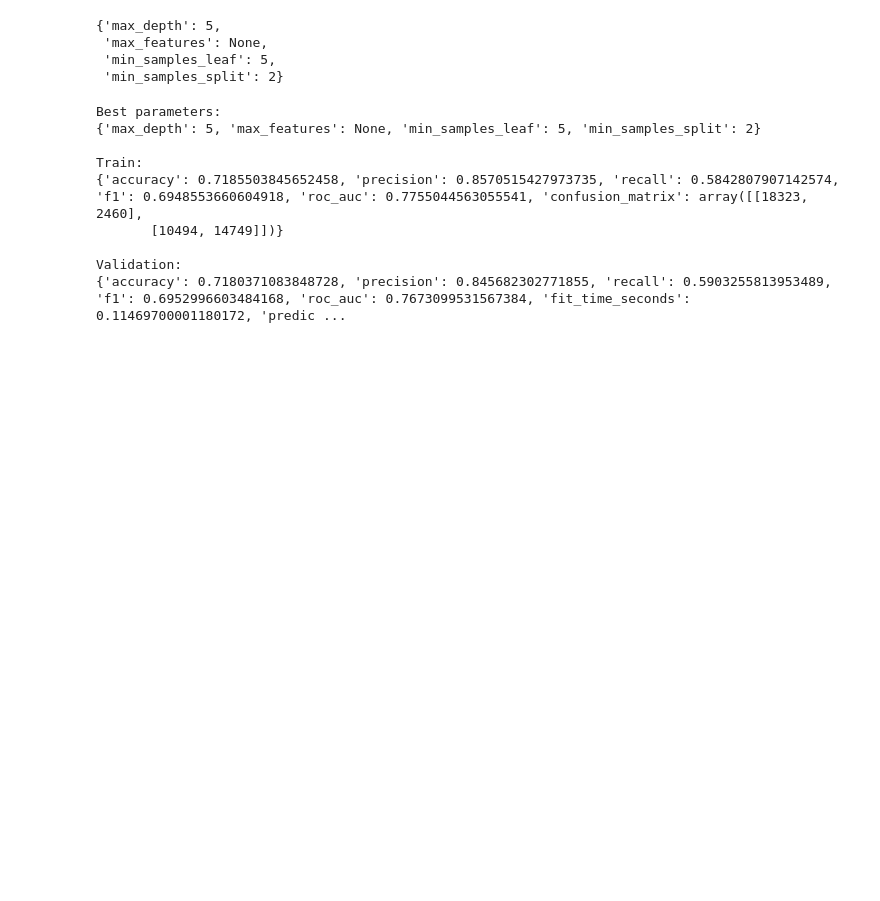
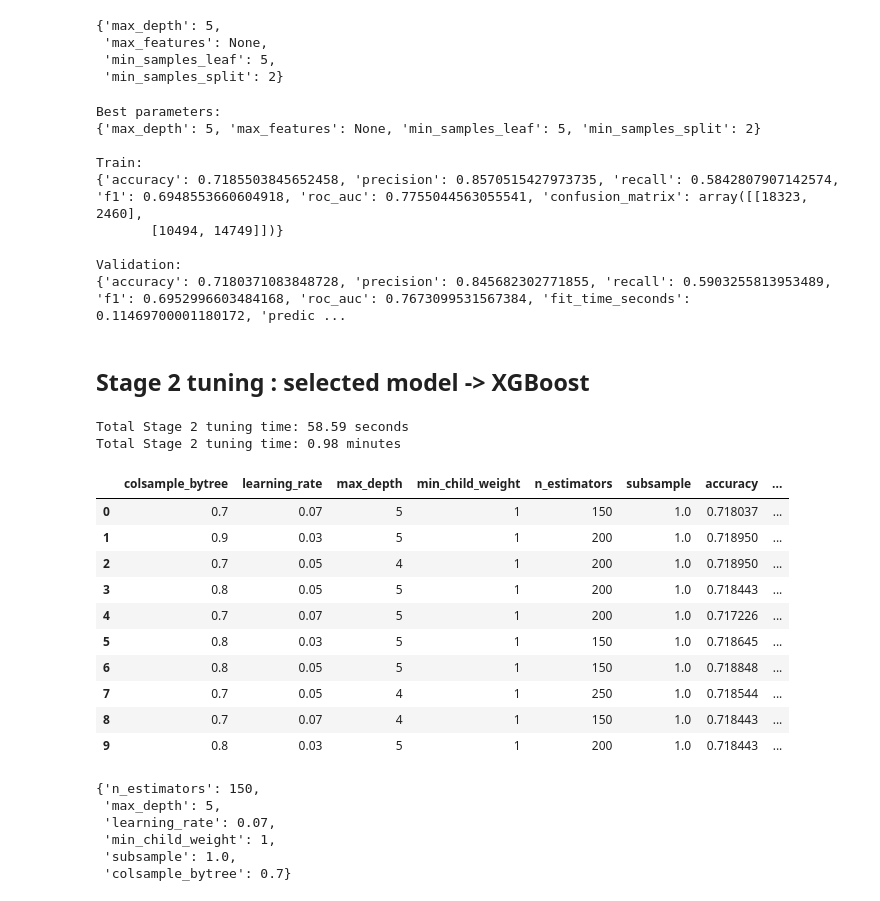
Before and after one commit to elhamrouzban/LogiGuard, a Jupyter notebook: notebooks/06_model_development_and_evaluation.ipynb, the cells around one changed output. Saved outputs shown, nothing was run; the diff lists cells and outputs as text; code cells hidden in the pictures; blank space fills up the shorter version.

Commit message:
feat: did the 2-stage tuning for GXBoost

```diff
--- a/notebooks/06_model_development_and_evaluation.ipynb
+++ b/notebooks/06_model_development_and_evaluation.ipynb
@@ -608,3 +608,5 @@ Train:
 
 Validation:
 {'accuracy': 0.7180371083848728, 'precision': 0.845682302771855, 'recall': 0.5903255813953489, 'f1': 0.6952996603484168, 'roc_auc': 0.7673099531567384, 'fit_time_seconds': 0.11469700001180172, 'predic ...
+# %% [markdown]
+## Stage 2 tuning : selected model -> XGBoost
@@ -610,0 +653,64 @@ Validation:
+# %%
+xgb_stage2_results_df = (
+    pd.DataFrame(xgb_stage2_tuning_results)
+    .sort_values("roc_auc", ascending=False)
+    .reset_index(drop=True)
+)
+
+print(
+    f"Total Stage 2 tuning time: "
+    f"{total_xgb_stage2_tuning_time:.2f} seconds"
+)
+
+print(
+    f"Total Stage 2 tuning time: "
+    f"{total_xgb_stage2_tuning_time / 60:.2f} minutes"
+)
+
+xgb_stage2_results_df.head(10)
+# %% [output]
+Total Stage 2 tuning time: 58.59 seconds
+Total Stage 2 tuning time: 0.98 minutes
+|  | colsample_bytree | learning_rate | max_depth | min_child_weight | n_estimators | subsample | accuracy | ... |
+| 0 | 0.7 | 0.07 | 5 | 1 | 150 | 1.0 | 0.718037 | ... |
+| 1 | 0.9 | 0.03 | 5 | 1 | 200 | 1.0 | 0.718950 | ... |
+| 2 | 0.7 | 0.05 | 4 | 1 | 200 | 1.0 | 0.718950 | ... |
+| 3 | 0.8 | 0.05 | 5 | 1 | 200 | 1.0 | 0.718443 | ... |
+| 4 | 0.7 | 0.07 | 5 | 1 | 200 | 1.0 | 0.717226 | ... |
+| 5 | 0.8 | 0.03 | 5 | 1 | 150 | 1.0 | 0.718645 | ... |
+| 6 | 0.8 | 0.05 | 5 | 1 | 150 | 1.0 | 0.718848 | ... |
+| 7 | 0.7 | 0.05 | 4 | 1 | 250 | 1.0 | 0.718544 | ... |
+| 8 | 0.7 | 0.07 | 4 | 1 | 150 | 1.0 | 0.718443 | ... |
+| 9 | 0.8 | 0.03 | 5 | 1 | 200 | 1.0 | 0.718443 | ... |
+# %%
+best_xgb_stage2_row = xgb_stage2_results_df.iloc[0]
+
+best_xgb_stage2_params = {
+    "n_estimators": int(
+        best_xgb_stage2_row["n_estimators"]
+    ),
+    "max_depth": int(
+        best_xgb_stage2_row["max_depth"]
+    ),
+    "learning_rate": float(
+        best_xgb_stage2_row["learning_rate"]
+    ),
+    "min_child_weight": int(
+        best_xgb_stage2_row["min_child_weight"]
+    ),
+    "subsample": float(
+        best_xgb_stage2_row["subsample"]
+    ),
+    "colsample_bytree": float(
+        best_xgb_stage2_row["colsample_bytree"]
+    ),
+}
+
+best_xgb_stage2_params
+# %% [output]
+{'n_estimators': 150,
+ 'max_depth': 5,
+ 'learning_rate': 0.07,
+ 'min_child_weight': 1,
+ 'subsample': 1.0,
+ 'colsample_bytree': 0.7}
```
Also changed, not shown: parts of 2 cells of this notebook, 1 other file.
